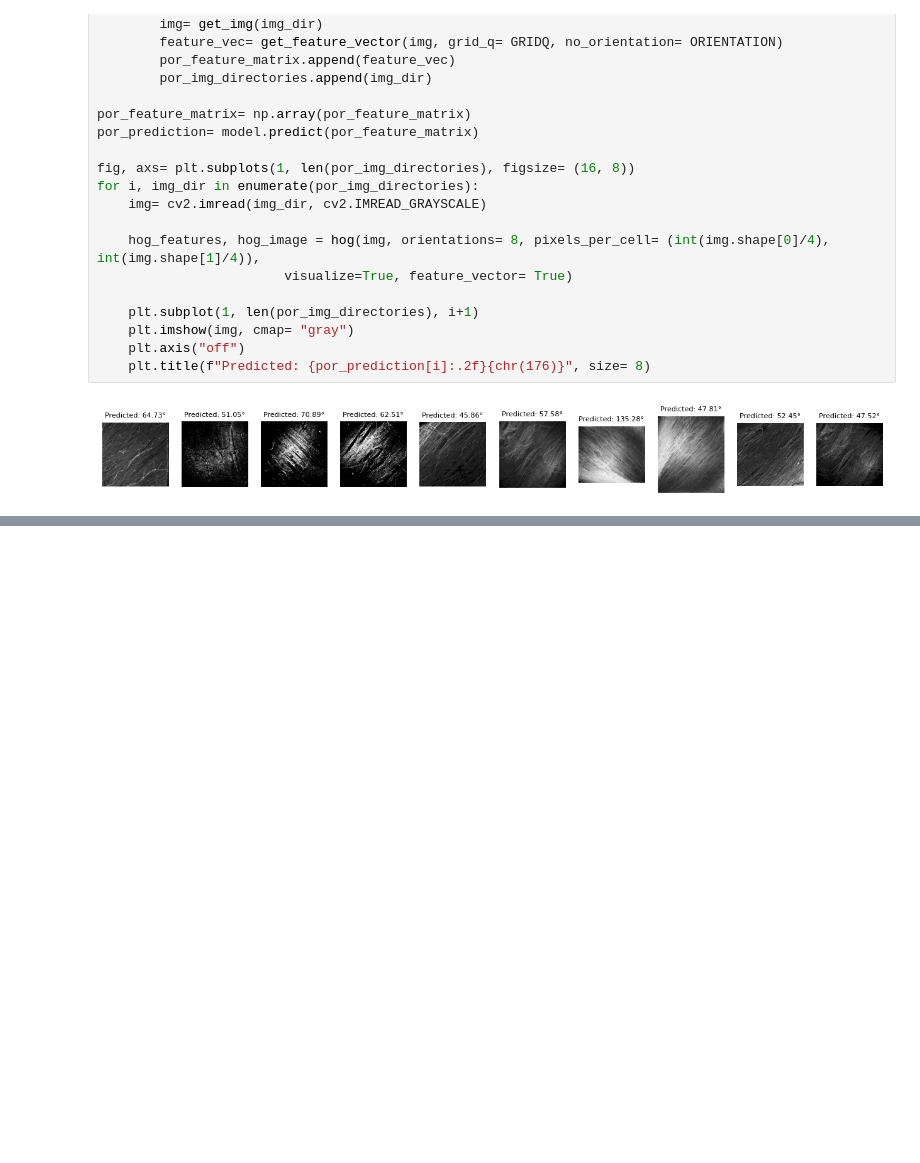
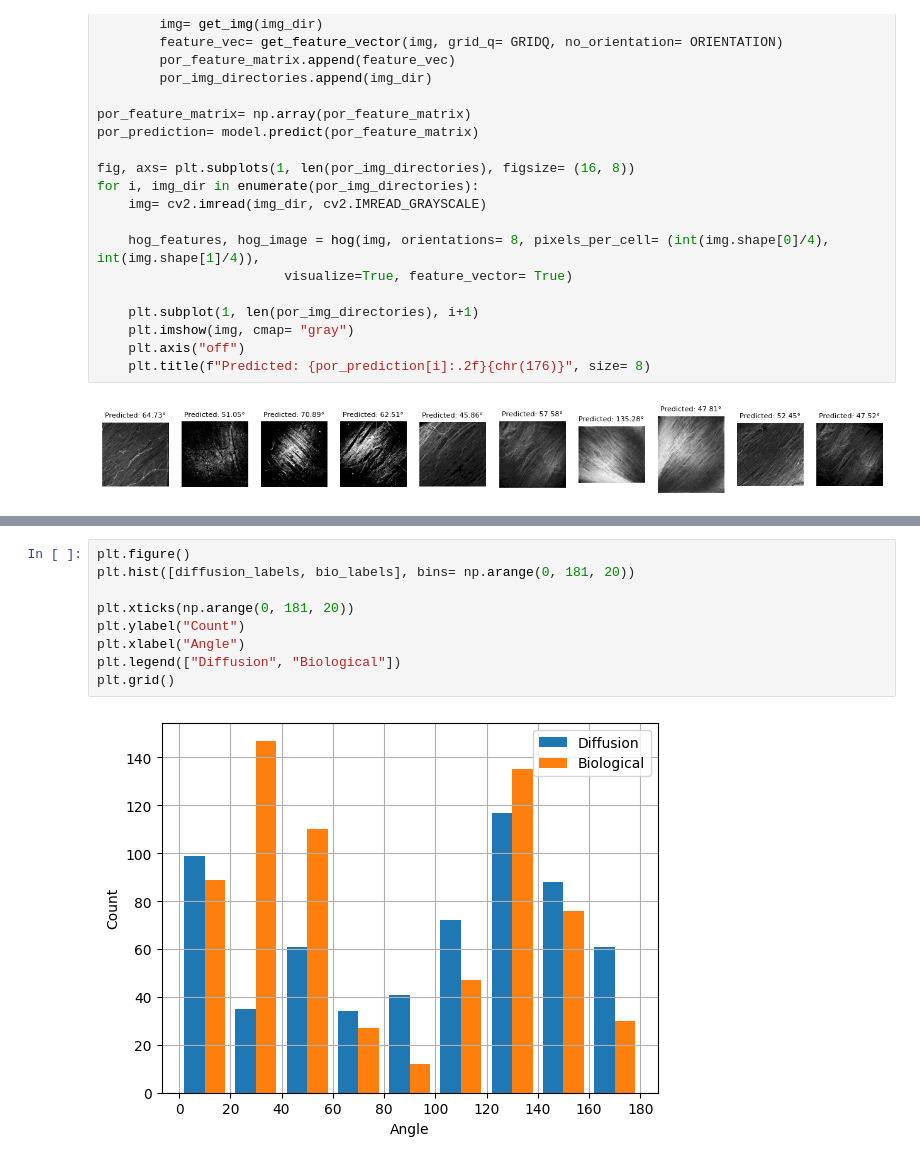
Before and after one commit to hkc5/fiber-prediction, a Jupyter notebook: main.ipynb, the cells around one changed output, grey strips where cells are left out. Cells and saved outputs as stored; diff of their text form; blank space fills up the shorter version.

```diff
--- a/main.ipynb
+++ b/main.ipynb
@@ -429,0 +420,11 @@ Best Model MAE: 9.300755323436725 | Mean MAE: 11.370142418712739
+# %%
+plt.figure()
+plt.hist([diffusion_labels, bio_labels], bins= np.arange(0, 181, 20))
+
+plt.xticks(np.arange(0, 181, 20))
+plt.ylabel("Count")
+plt.xlabel("Angle")
+plt.legend(["Diffusion", "Biological"])
+plt.grid()
+# %% [output]
+[figure, added]
```
Also changed, not shown: parts of 22 cells of this notebook, 2 other files.
